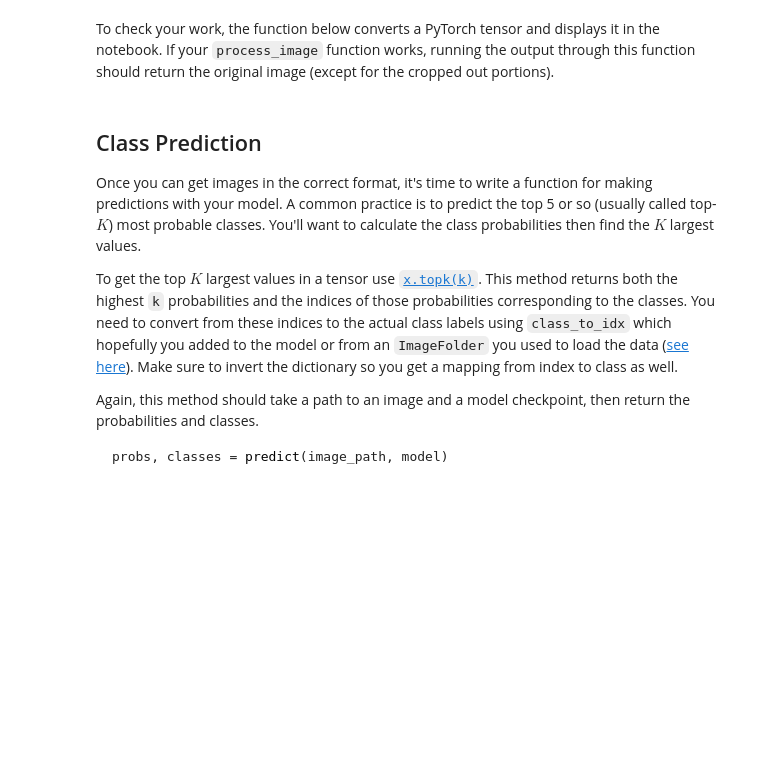
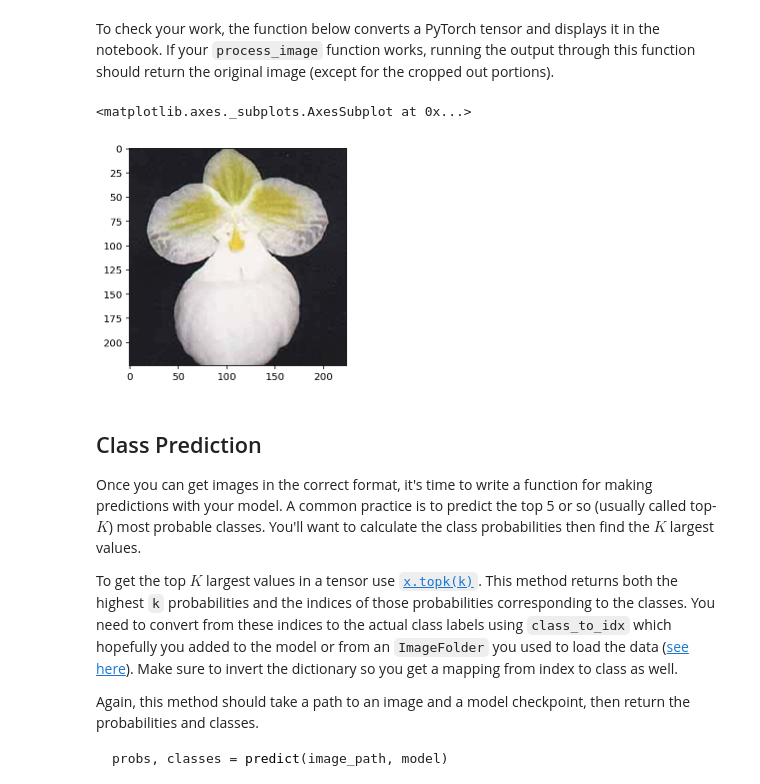
Before and after one commit to zietho/datascience-nanodegree, a Jupyter notebook: aipnd_project/Image Classifier Project.ipynb, the cells around one changed output. Drawn from its saved outputs; the diff is of its cells as text; code cells hidden in the pictures; blank space fills up the shorter version.

```diff
--- a/aipnd_project/Image Classifier Project.ipynb
+++ b/aipnd_project/Image Classifier Project.ipynb
@@ -134,0 +124,7 @@ VGG(
+# %%
+input_size = model.classifier[0].in_features
+hidden_size = [input_size//(3**x) for x in range(1,3)]
+output_size = len(cat_to_name)
+print(input_size)
+print(hidden_size)
+print(output_size)
@@ -332,46 +371,47 @@ def process_image(image):
     old_width, old_height = pil_image.size
 
     if old_width < old_height:
+        new_height=int(256*(old_width/old_height))
+        new_width=256
+    else:
+        new_width=int(256*(old_width/old_height))
         new_height=256
-        new_width=int(256*(old_width/old_height))
-    else:
-        new_width=256
-        new_height=int(256*(old_width/old_height))
 
     # scale
     pil_image = pil_image.resize([new_width,new_height])
 
     # crop
-    crop_width, crop_height = 224,224
+    crop_size = 224
     width, height = pil_image.size   # Get dimensions
-    left = (width - crop_width)/2
-    top = (height - crop_height)/2
-    right = (width + crop_width)/2
-    bottom = (height + crop_height)/2
+    left = (width - crop_size)/2
+    top = (height - crop_size)/2
+    right = (width + crop_size)/2
+    bottom = (height + crop_size)/2
 
     pil_image = pil_image.crop((left, top, right, bottom))
 
     # convert to numpy array
-    numpy_image = np.array(pil_image)
+    numpy_image = np.array(pil_image) / 255
 
     # normalize
     mean = np.array([0.485, 0.456, 0.406])
     std = np.array([0.229, 0.224, 0.225])
 
     # normalize by subtracting the mean from all color channels and dividing by the std deviation
-    numpy_image_normalized = ((numpy_image/255)-mean)/std
+    numpy_image_normalized = (numpy_image - mean) / std
 
     # transpose
-    transposed = numpy_image_normalized.transpose(2,0,1)
+    transposed = np.transpose(numpy_image_normalized,(2,0,1))
 
     # return tensor
-    return transposed.astype(np.float32)
+    return transposed
 # %% [markdown]
 To check your work, the function below converts a PyTorch tensor and displays it in the notebook. If your `process_image` function works, running the output through this function should return the original image (except for the cropped out portions).
 # %%
 import matplotlib.pyplot as plt
 
 def imshow(image, ax=None, title=None):
+    """Imshow for Tensor."""
     if ax is None:
         fig, ax = plt.subplots()
 
@@ -390,6 +430,15 @@ def imshow(image, ax=None, title=None):
     ax.imshow(image)
 
     return ax
+# %%
+# check
+image_path = 'flowers/test/2/image_05107.jpg'
+image = Image.open(image_path)
+processed_image = process_image(image)
+imshow(processed_image)
+# %% [output]
+<matplotlib.axes._subplots.AxesSubplot at 0x...>
+[figure, added]
 # %% [markdown]
 ## Class Prediction
 
```
Also changed, not shown: parts of 19 cells of this notebook, 7 other files.
